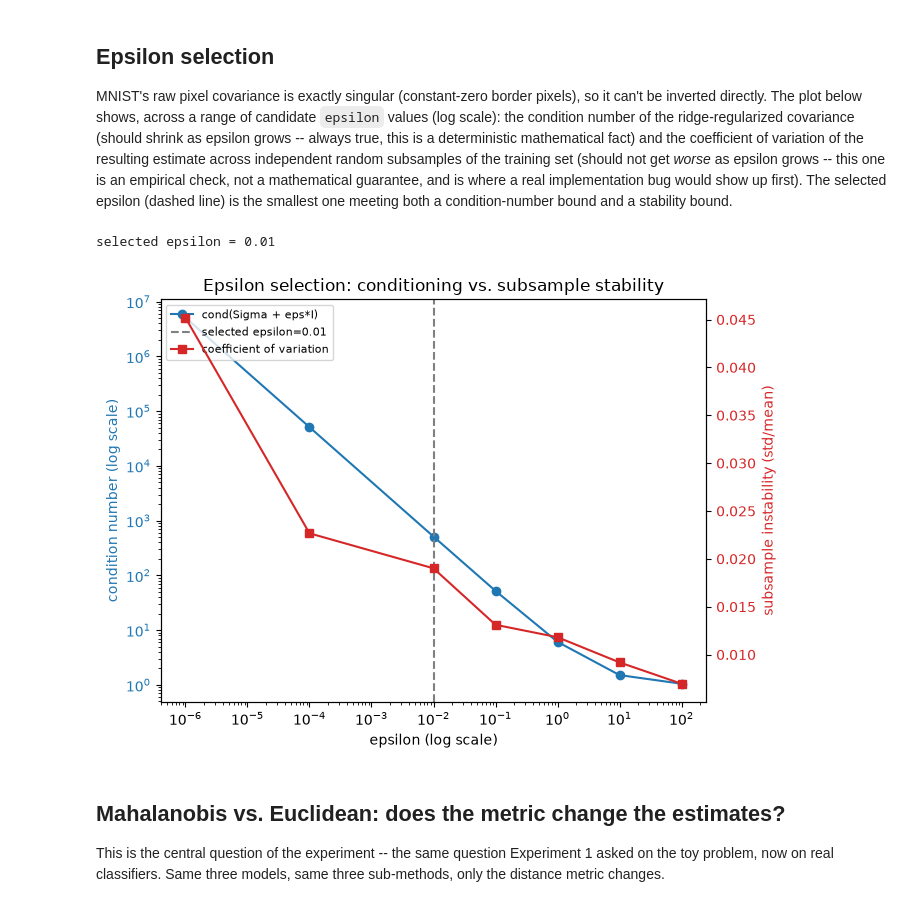
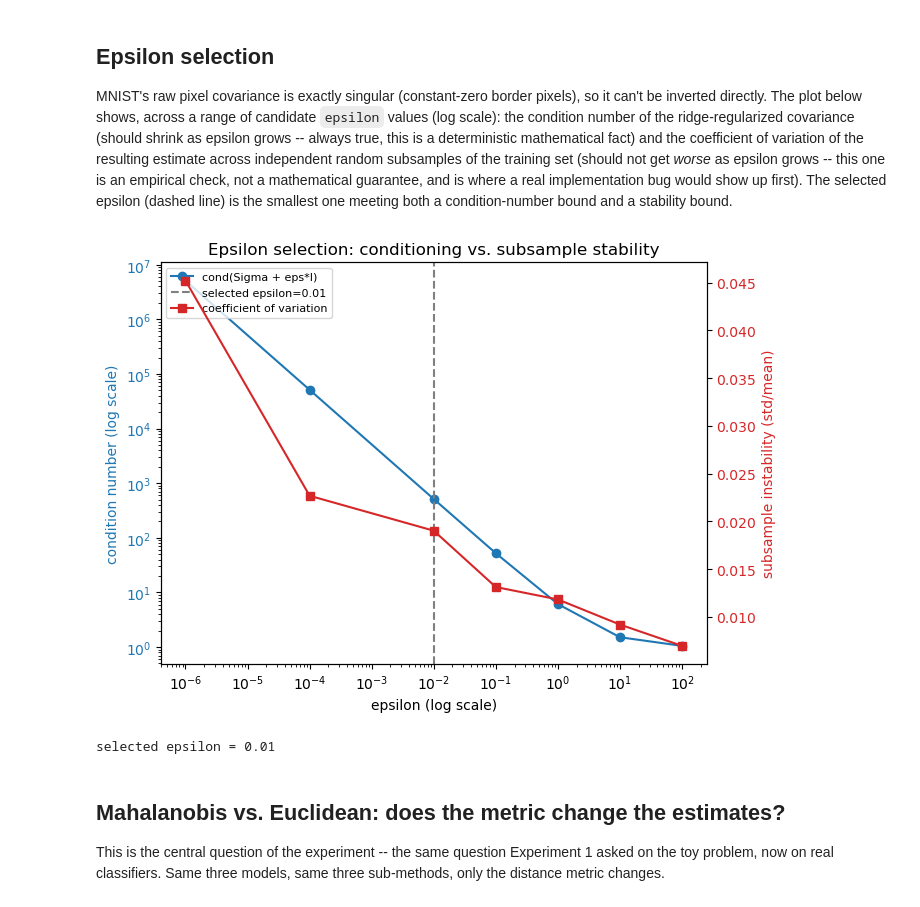
Before and after one commit to Kilobyte947/Datasig, a Jupyter notebook: mnist_lipschitz/notebook_mnist_lipschitz.ipynb, the cells around one changed output. Drawn from its saved outputs; the diff is of its cells as text; code cells hidden in the pictures.

```diff
--- a/mnist_lipschitz/notebook_mnist_lipschitz.ipynb
+++ b/mnist_lipschitz/notebook_mnist_lipschitz.ipynb
@@ -159,12 +164,13 @@ stability bound.
 # %%
 fig_epsilon = plots.plot_epsilon_sweep(
     results["epsilon_values"], results["cond_numbers"], results["cv_values"],
     selected_epsilon=results["selected_epsilon"],
     save_path=run_experiment.RESULTS_DIR / "epsilon_sweep.png")
+display(fig_epsilon)
 print(f"selected epsilon = {results['selected_epsilon']:g}")
 # %% [output]
+[figure, new version]
 selected epsilon = 0.01
-[figure, old version]
 # %% [markdown]
 ## Mahalanobis vs. Euclidean: does the metric change the estimates?
 
```
Also changed, not shown: parts of 12 cells of this notebook, 5 other files.
